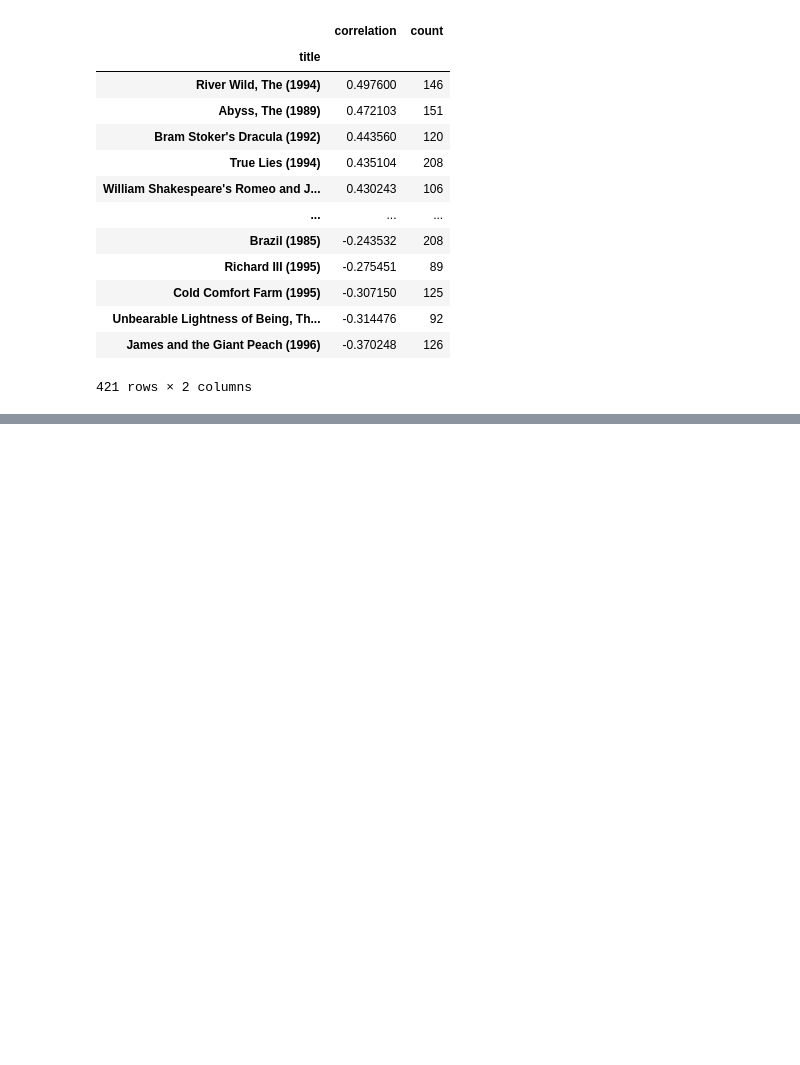
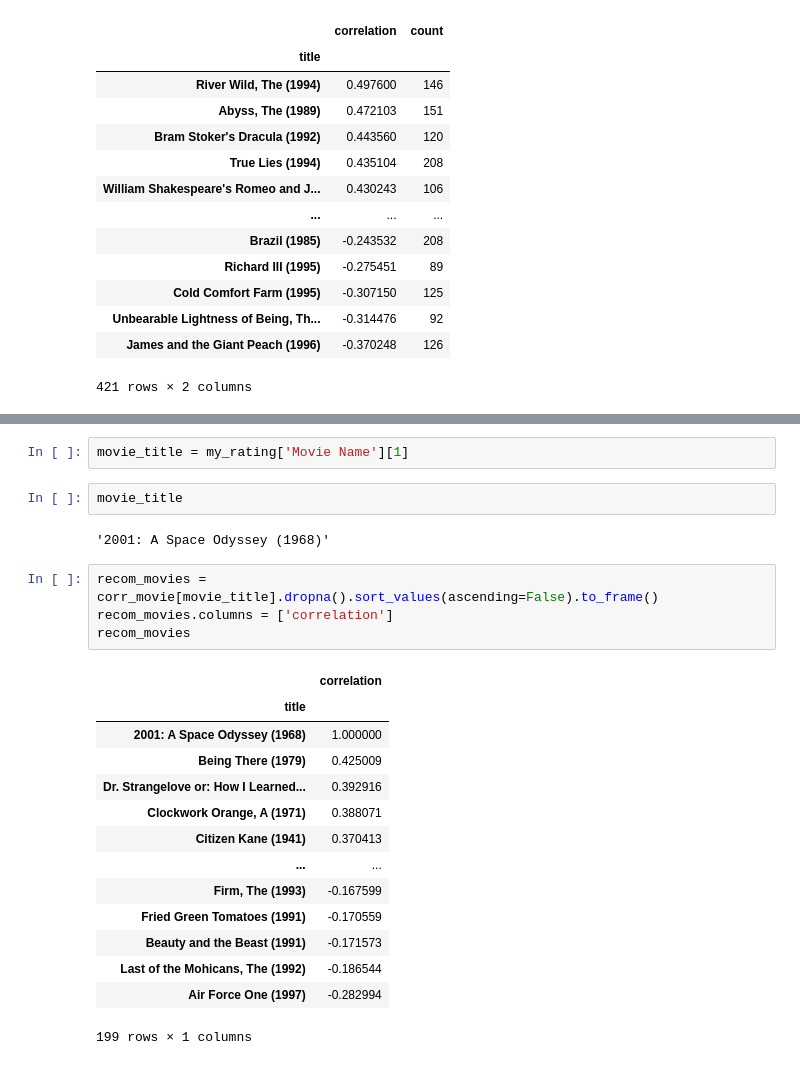
Before and after one commit to wnstjq0915/my_study, a Jupyter notebook: yh-k4-main/데이터분석 리뷰/Movie Recommender System.ipynb, the cells around one changed output, grey strips where cells are left out. Saved outputs shown, nothing was run; the diff lists cells and outputs as text; blank space fills up the shorter version.

```diff
--- a/yh-k4-main/데이터분석 리뷰/Movie Recommender System.ipynb
+++ b/yh-k4-main/데이터분석 리뷰/Movie Recommender System.ipynb
@@ -321,0 +377,25 @@ corr_titanic[corr_titanic['count'] >= 80].sort_values('correlation', ascending=F
+# %%
+movie_title = my_rating['Movie Name'][1]
+# %%
+movie_title
+# %% [output]
+'2001: A Space Odyssey (1968)'
+# %%
+recom_movies = corr_movie[movie_title].dropna().sort_values(ascending=False).to_frame()
+recom_movies.columns = ['correlation']
+recom_movies
+# %% [output]
+|  | correlation |
+| title |  |
+| 2001: A Space Odyssey (1968) | 1.000000 |
+| Being There (1979) | 0.425009 |
+| Dr. Strangelove or: How I Learned... | 0.392916 |
+| Clockwork Orange, A (1971) | 0.388071 |
+| Citizen Kane (1941) | 0.370413 |
+| ... | ... |
+| Firm, The (1993) | -0.167599 |
+| Fried Green Tomatoes (1991) | -0.170559 |
+| Beauty and the Beast (1991) | -0.171573 |
+| Last of the Mohicans, The (1992) | -0.186544 |
+| Air Force One (1997) | -0.282994 |
+199 rows × 1 columns
```
Also changed, not shown: parts of 11 cells of this notebook, 2 other files.
